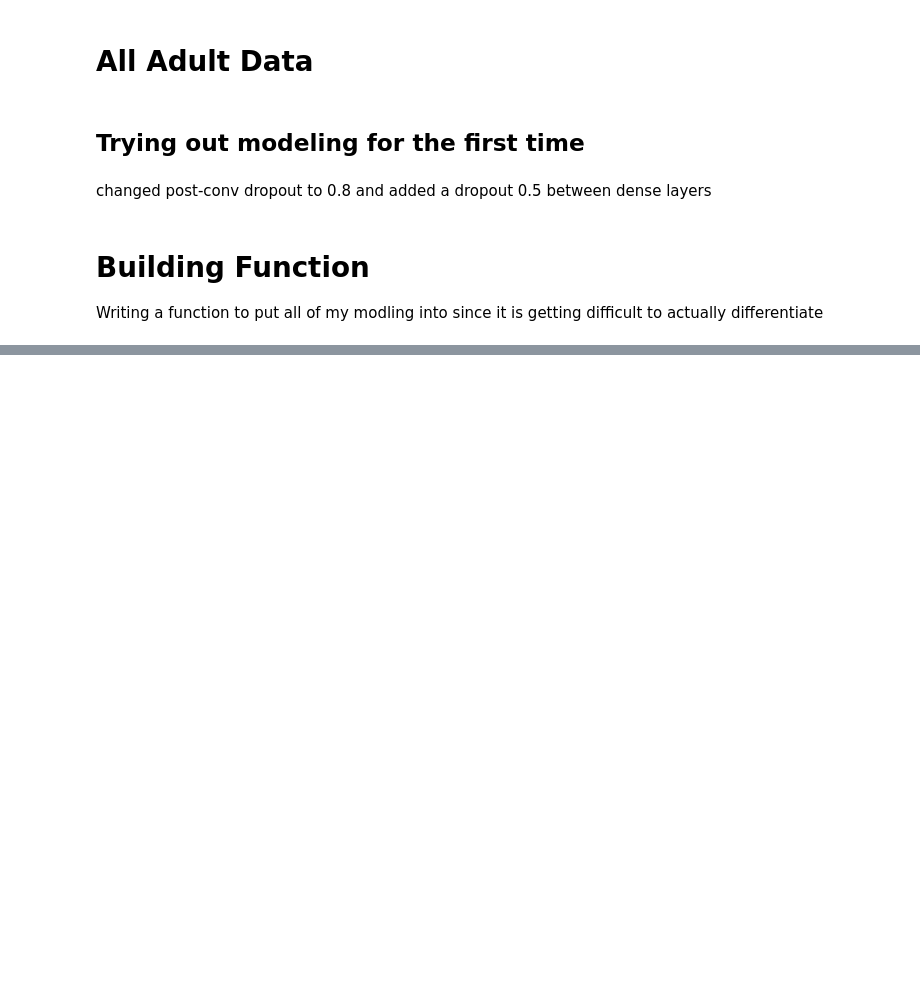
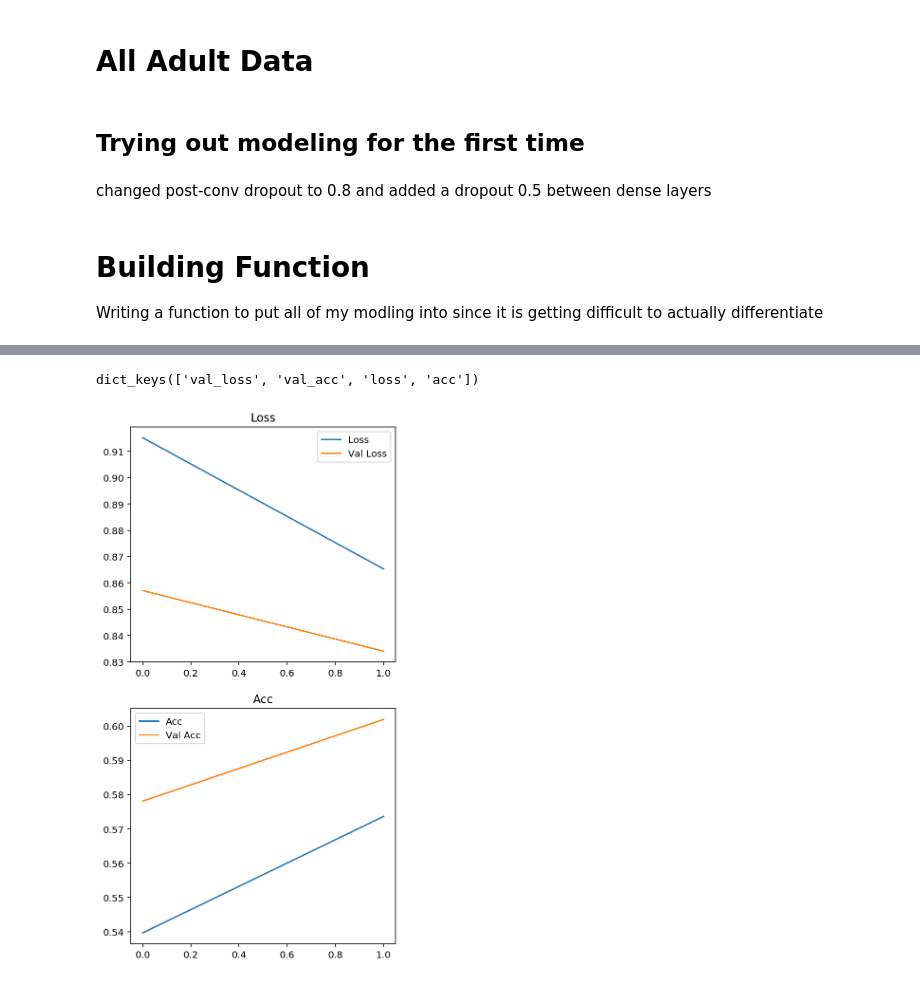
Before and after one commit to gerket/dsi_capstone, a Jupyter notebook: pneumonia/code/exploratory-data-analysis.ipynb, the cells around one changed output, grey strips where cells are left out. Drawn from its saved outputs; the diff is of its cells as text; code cells hidden in the pictures; blank space fills up the shorter version.

```diff
--- a/pneumonia/code/exploratory-data-analysis.ipynb
+++ b/pneumonia/code/exploratory-data-analysis.ipynb
@@ -1154,3 +1167,11 @@ plt.legend()
+# %%
+test_model_history.history.keys()
+# %% [output]
+dict_keys(['val_loss', 'val_acc', 'loss', 'acc'])
+# %%
+evaluate_model(test_model_history)
+# %% [output]
+[figure, added]
 # %%
 # Function that displays pertinant information regarding the quality of the model
 
```
Also changed, not shown: parts of 8 cells of this notebook, 2 other files.
